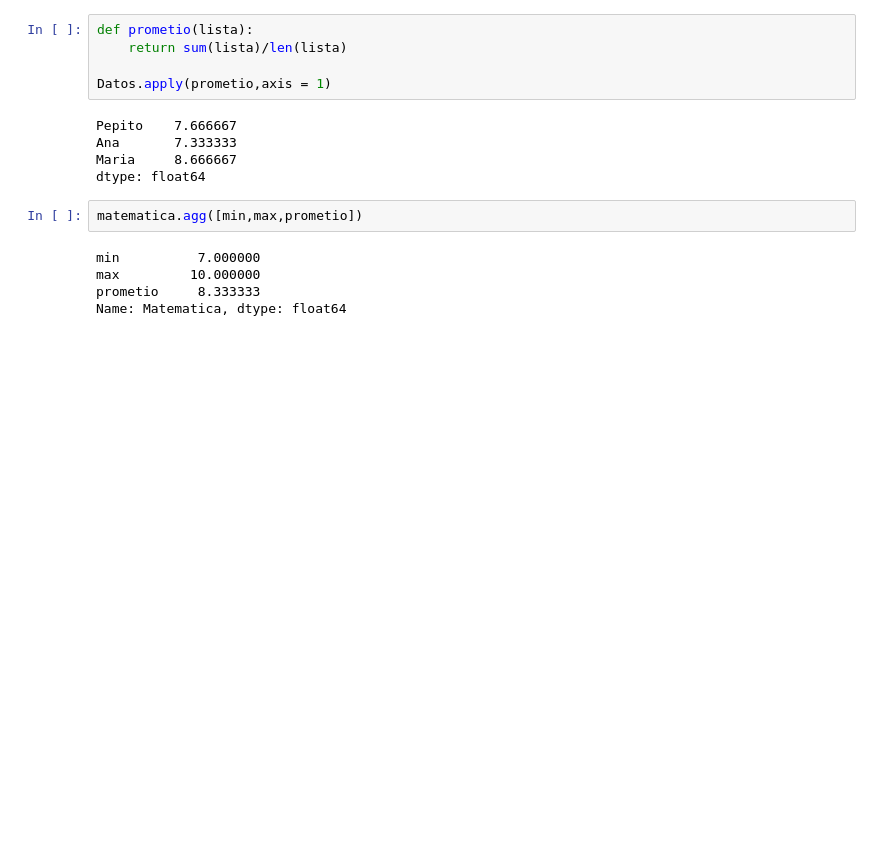
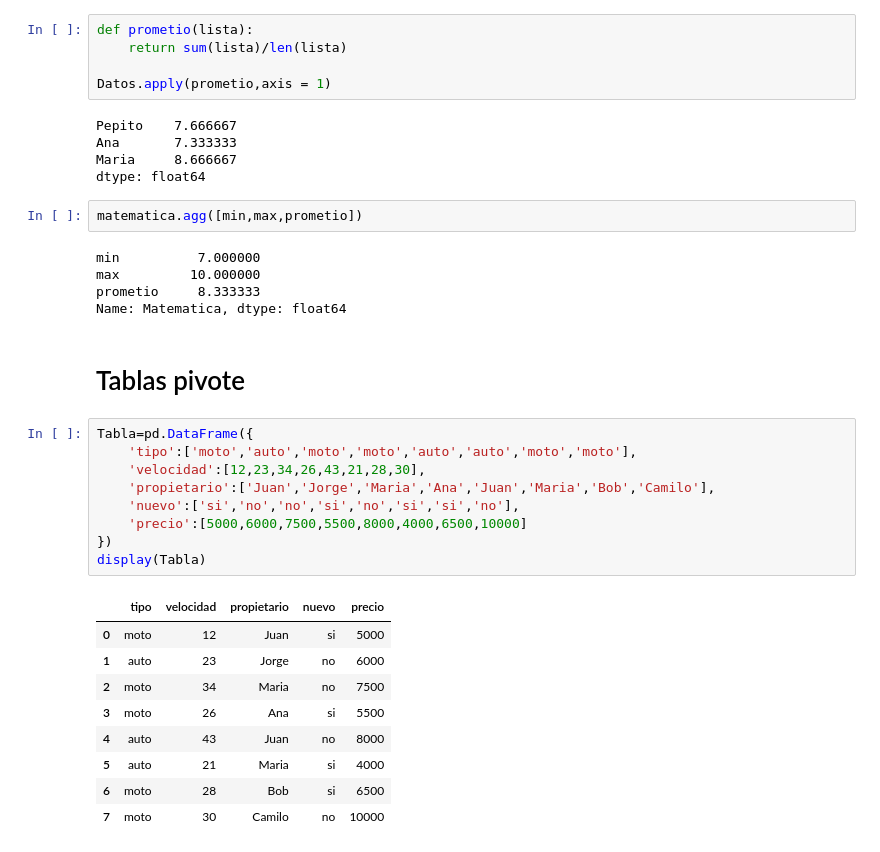
Before and after one commit to Gael-M0/PracticaUDM, a Jupyter notebook: udemy/Python_DataScience/pandas.ipynb, the cells around one changed output. Drawn from its saved outputs; the diff is of its cells as text; blank space fills up the shorter version.

```diff
--- a/udemy/Python_DataScience/pandas.ipynb
+++ b/udemy/Python_DataScience/pandas.ipynb
@@ -619,3 +619,24 @@ min          7.000000
 max         10.000000
 prometio     8.333333
 Name: Matematica, dtype: float64
+# %% [markdown]
+# Tablas pivote
+# %%
+Tabla=pd.DataFrame({
+    'tipo':['moto','auto','moto','moto','auto','auto','moto','moto'],
+    'velocidad':[12,23,34,26,43,21,28,30],
+    'propietario':['Juan','Jorge','Maria','Ana','Juan','Maria','Bob','Camilo'],
+    'nuevo':['si','no','no','si','no','si','si','no'],
+    'precio':[5000,6000,7500,5500,8000,4000,6500,10000]
+})
+display(Tabla)
+# %% [output]
+|  | tipo | velocidad | propietario | nuevo | precio |
+| 0 | moto | 12 | Juan | si | 5000 |
+| 1 | auto | 23 | Jorge | no | 6000 |
+| 2 | moto | 34 | Maria | no | 7500 |
+| 3 | moto | 26 | Ana | si | 5500 |
+| 4 | auto | 43 | Juan | no | 8000 |
+| 5 | auto | 21 | Maria | si | 4000 |
+| 6 | moto | 28 | Bob | si | 6500 |
+| 7 | moto | 30 | Camilo | no | 10000 |
```
Also changed, not shown: parts of 4 cells of this notebook.
